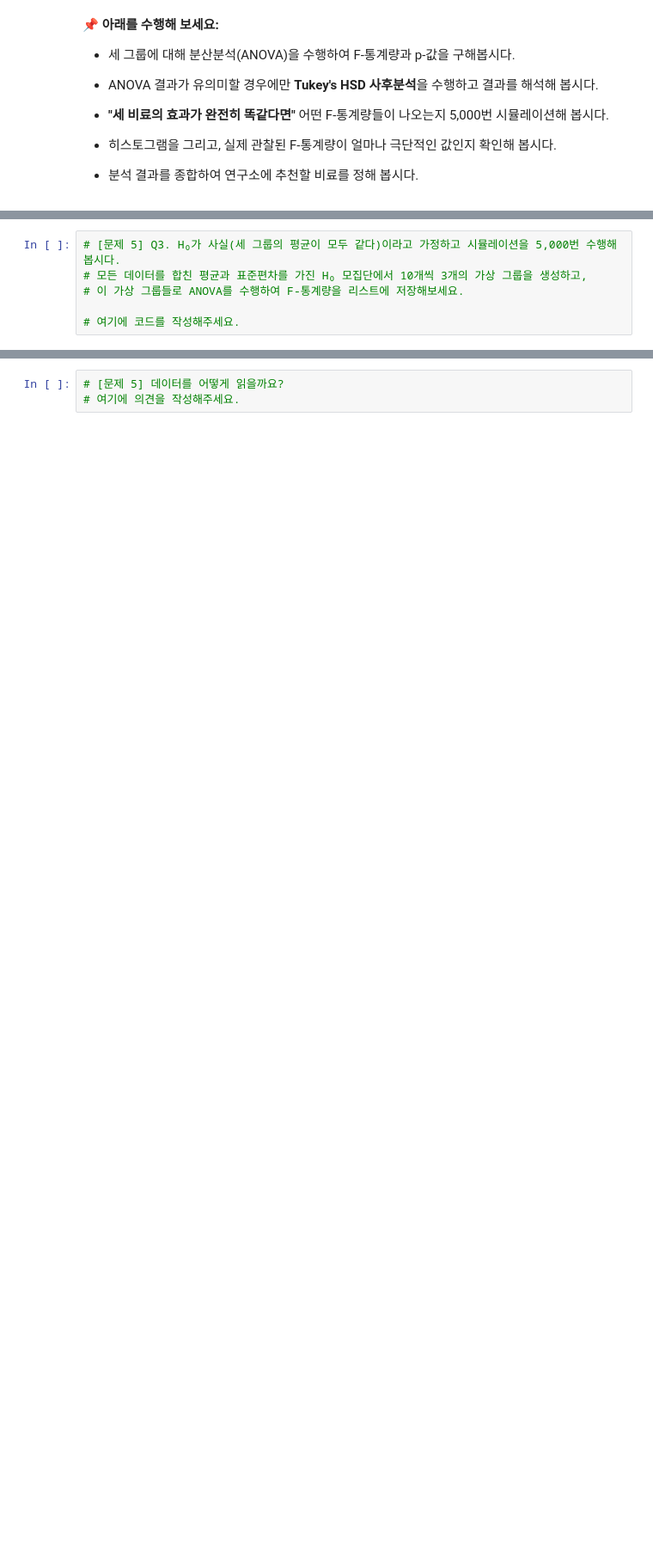
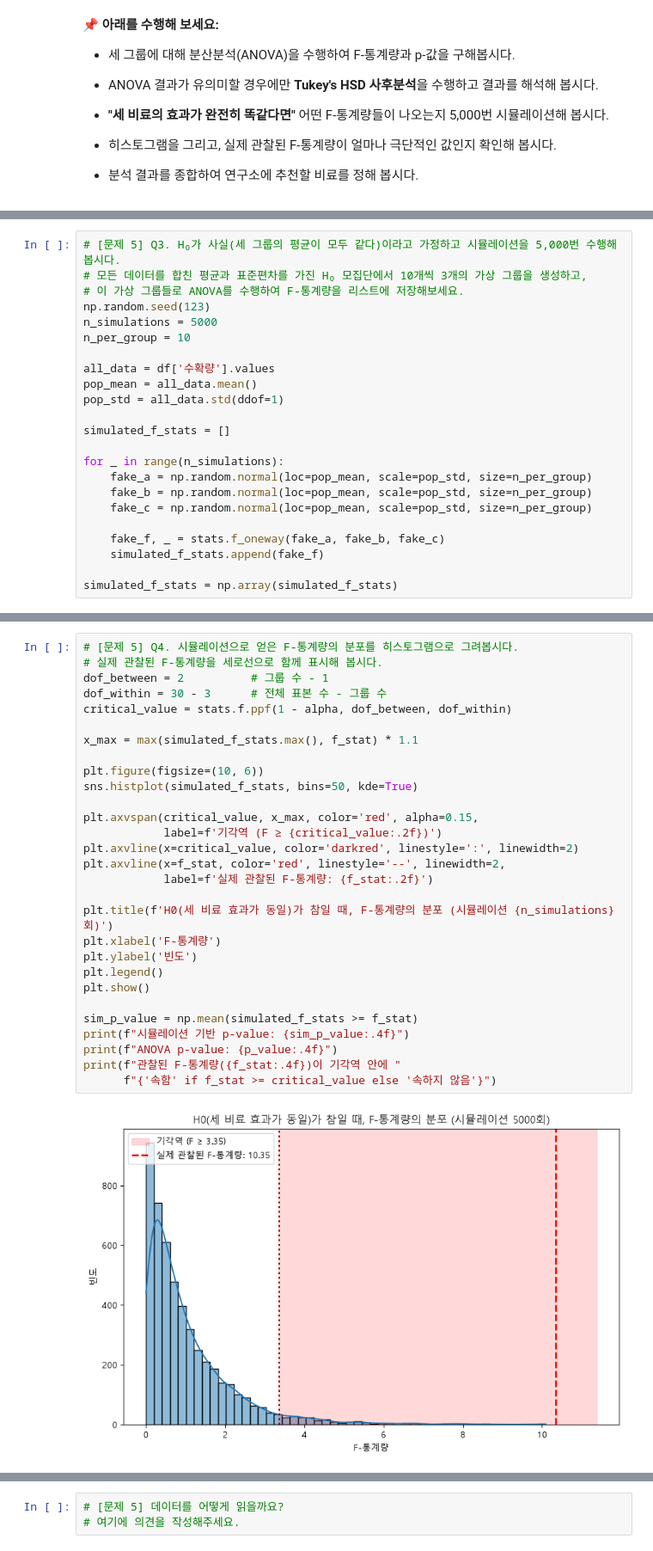
Before and after one commit to msjeonc-stack/ai-data-bootcamp, a Jupyter notebook: D014/[기초-실습] 통계 101x데이터 분석_ (5-6장) 가설검정.ipynb, the cells around one changed output, grey strips where cells are left out. Shown at 86% size. Cells and saved outputs as stored; diff of their text form; blank space fills up the shorter version.

```diff
--- a/D014/[기초-실습] 통계 101x데이터 분석_ (5-6장) 가설검정.ipynb
+++ b/D014/[기초-실습] 통계 101x데이터 분석_ (5-6장) 가설검정.ipynb
@@ -844,5 +900,22 @@ plt.show()
 # [문제 5] Q3. H₀가 사실(세 그룹의 평균이 모두 같다)이라고 가정하고 시뮬레이션을 5,000번 수행해봅시다.
 # 모든 데이터를 합친 평균과 표준편차를 가진 H₀ 모집단에서 10개씩 3개의 가상 그룹을 생성하고,
 # 이 가상 그룹들로 ANOVA를 수행하여 F-통계량을 리스트에 저장해보세요.
+np.random.seed(123)
+n_simulations = 5000
+n_per_group = 10
 
-# 여기에 코드를 작성해주세요.
+all_data = df['수확량'].values
+pop_mean = all_data.mean()
+pop_std = all_data.std(ddof=1)
+
+simulated_f_stats = []
+
+for _ in range(n_simulations):
+    fake_a = np.random.normal(loc=pop_mean, scale=pop_std, size=n_per_group)
+    fake_b = np.random.normal(loc=pop_mean, scale=pop_std, size=n_per_group)
+    fake_c = np.random.normal(loc=pop_mean, scale=pop_std, size=n_per_group)
+
+    fake_f, _ = stats.f_oneway(fake_a, fake_b, fake_c)
+    simulated_f_stats.append(fake_f)
+
+simulated_f_stats = np.array(simulated_f_stats)
@@ -856,0 +922,31 @@ plt.show()
+# %%
+# [문제 5] Q4. 시뮬레이션으로 얻은 F-통계량의 분포를 히스토그램으로 그려봅시다.
+# 실제 관찰된 F-통계량을 세로선으로 함께 표시해 봅시다.
+dof_between = 2          # 그룹 수 - 1
+dof_within = 30 - 3      # 전체 표본 수 - 그룹 수
+critical_value = stats.f.ppf(1 - alpha, dof_between, dof_within)
+
+x_max = max(simulated_f_stats.max(), f_stat) * 1.1
+
+plt.figure(figsize=(10, 6))
+sns.histplot(simulated_f_stats, bins=50, kde=True)
+
+plt.axvspan(critical_value, x_max, color='red', alpha=0.15,
+            label=f'기각역 (F ≥ {critical_value:.2f})')
+plt.axvline(x=critical_value, color='darkred', linestyle=':', linewidth=2)
+plt.axvline(x=f_stat, color='red', linestyle='--', linewidth=2,
+            label=f'실제 관찰된 F-통계량: {f_stat:.2f}')
+
+plt.title(f'H0(세 비료 효과가 동일)가 참일 때, F-통계량의 분포 (시뮬레이션 {n_simulations}회)')
+plt.xlabel('F-통계량')
+plt.ylabel('빈도')
+plt.legend()
+plt.show()
+
+sim_p_value = np.mean(simulated_f_stats >= f_stat)
+print(f"시뮬레이션 기반 p-value: {sim_p_value:.4f}")
+print(f"ANOVA p-value: {p_value:.4f}")
+print(f"관찰된 F-통계량({f_stat:.4f})이 기각역 안에 "
+      f"{'속함' if f_stat >= critical_value else '속하지 않음'}")
+# %% [output]
+[figure, added]
```
Also changed, not shown: parts of 10 cells of this notebook, 1 other file.
